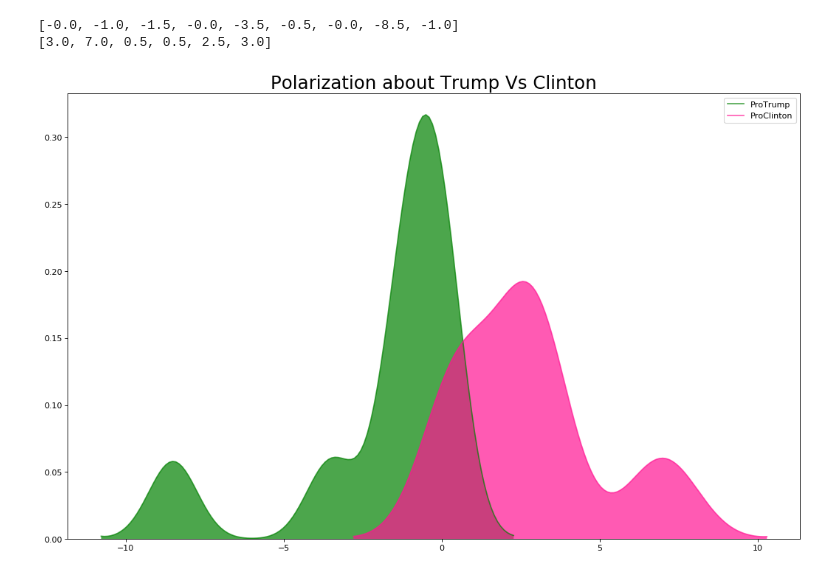
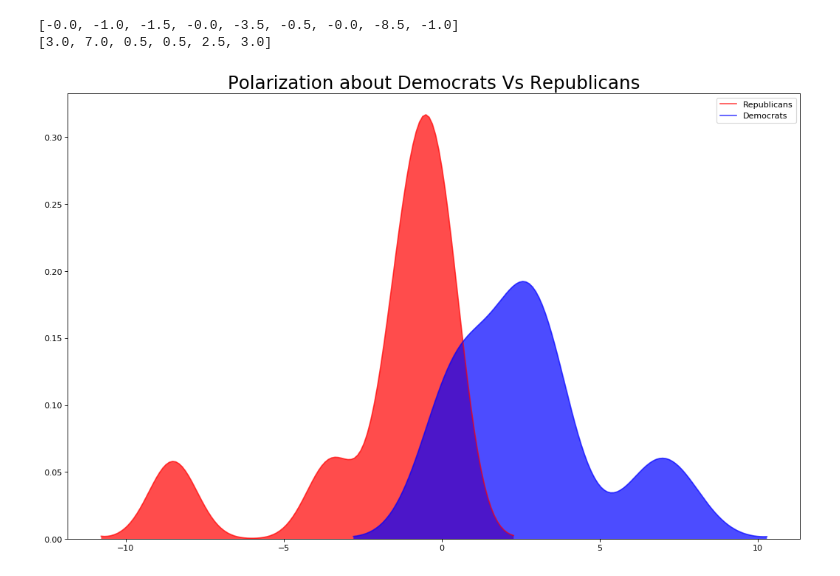
Before and after one commit to adileone/Community-Detection-and-Recommender-Systems, a Jupyter notebook: pol_ClintonTrump.ipynb, the cells around one changed output. Cells and saved outputs as stored; diff of their text form; code cells hidden in the pictures.

```diff
--- a/pol_ClintonTrump.ipynb
+++ b/pol_ClintonTrump.ipynb
@@ -272,19 +272,19 @@ print(clintonList)
 # %%
 import numpy as np
 import pandas as pd
 import matplotlib as mpl
 import matplotlib.pyplot as plt
 import seaborn as sns
 import warnings; warnings.filterwarnings(action='once')
 
 # Draw Plot
 plt.figure(figsize=(16,10), dpi= 80)
-sns.kdeplot(trumpList, shade=True, color="g", label="ProTrump", alpha=.7)
-sns.kdeplot(clintonList, shade=True, color="deeppink", label="ProClinton", alpha=.7)
+sns.kdeplot(trumpList, shade=True, color="r", label="Republicans", alpha=.7)
+sns.kdeplot(clintonList, shade=True, color="b", label="Democrats", alpha=.7)
 
 # Decoration
-plt.title('Polarization about Trump Vs Clinton', fontsize=22)
+plt.title('Polarization about Democrats Vs Republicans', fontsize=22)
 plt.legend()
 plt.show()
 # %% [output]
-[figure, old version]
+[figure, new version]
```
Also changed, not shown: parts of 1 cell of this notebook.
